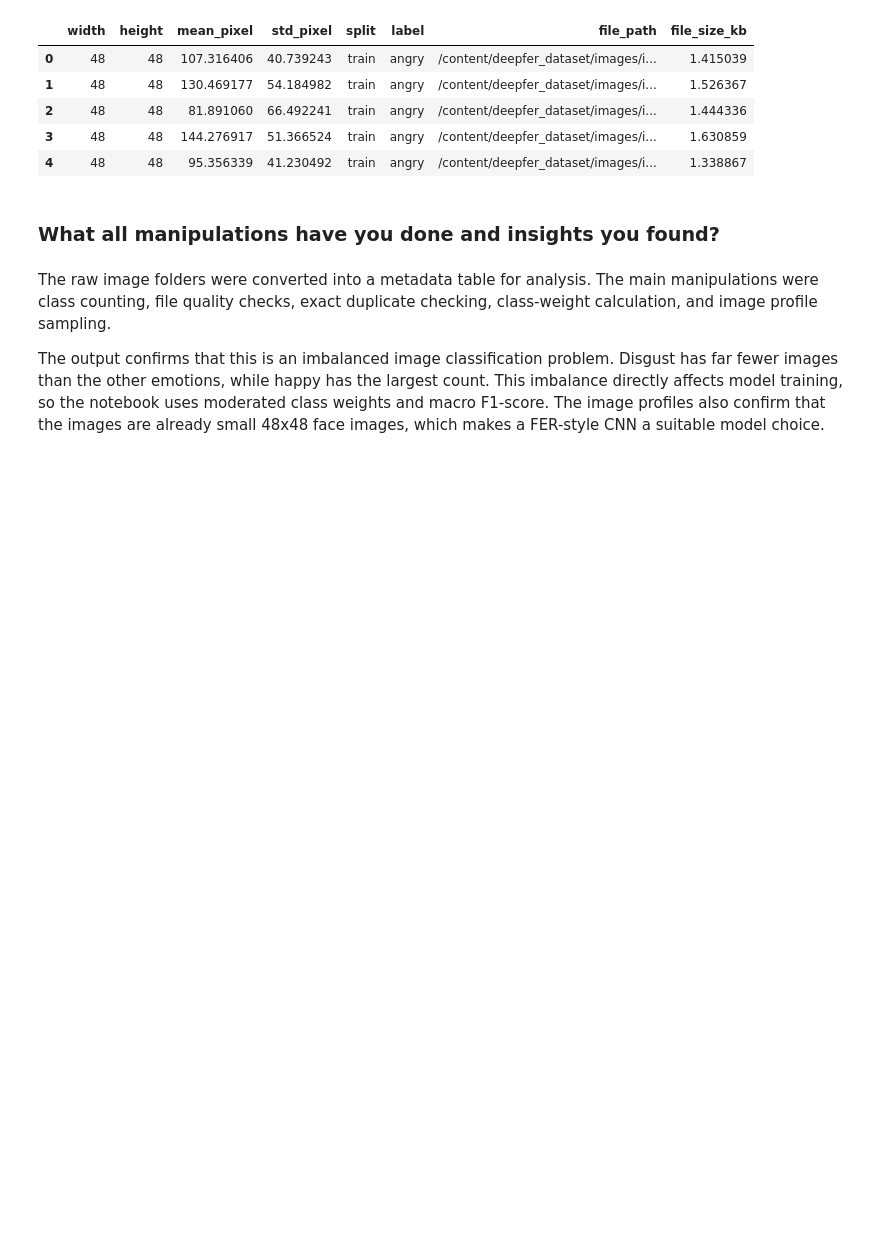
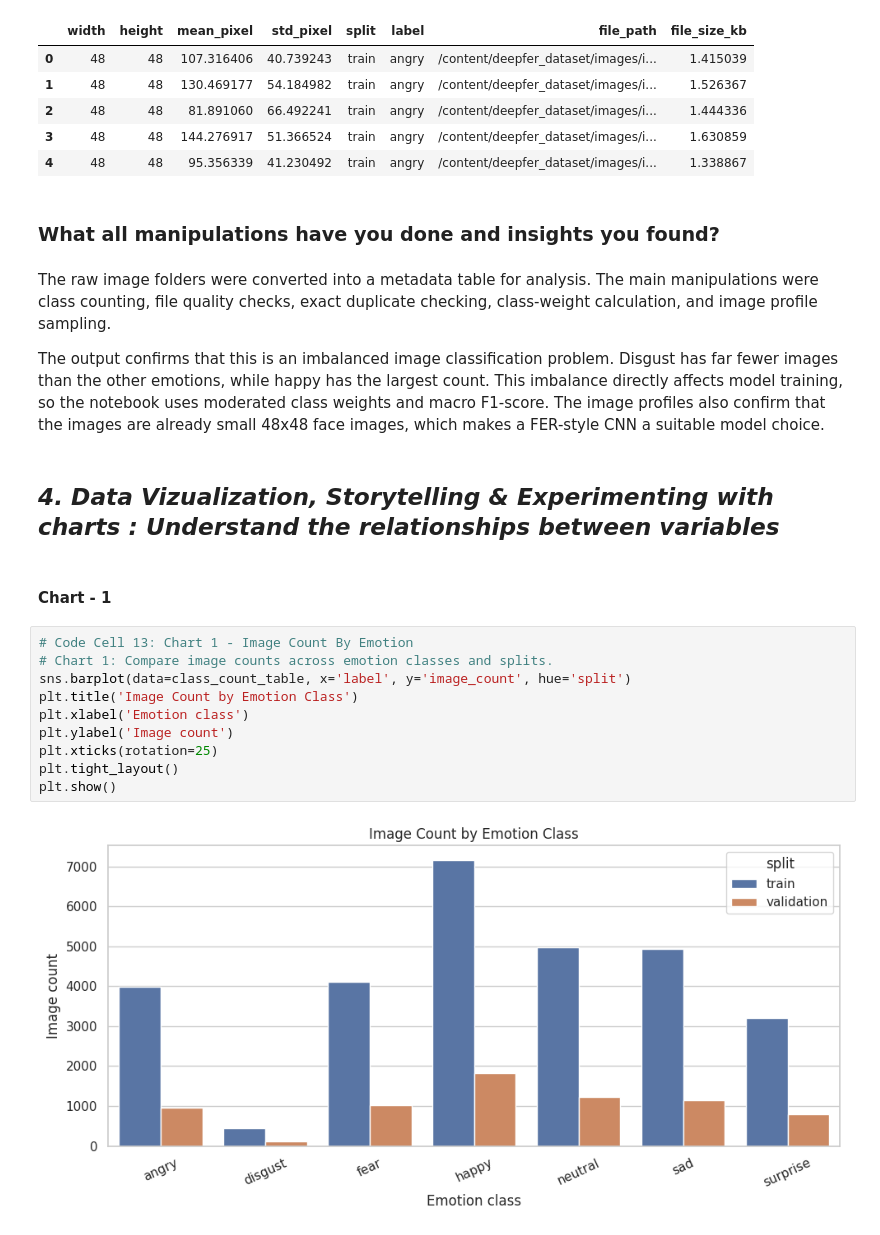
Before and after one commit to I-AM-PRASHANT-VERMA/Almabetter---DeepFER-Facial-Emotion-Recognition-Using-Deep-Learning, a Jupyter notebook: DeepFER_Facial_Emotion_Recognition.ipynb, the cells around one changed output. Saved outputs shown, nothing was run; the diff lists cells and outputs as text; blank space fills up the shorter version.

```diff
--- a/DeepFER_Facial_Emotion_Recognition.ipynb
+++ b/DeepFER_Facial_Emotion_Recognition.ipynb
@@ -552,3 +552,19 @@ Moderated class weights: {0: 1.0154436955806532, 1: 3.0, 2: 1.001739373748866, 3
 The raw image folders were converted into a metadata table for analysis. The main manipulations were class counting, file quality checks, exact duplicate checking, class-weight calculation, and image profile sampling.
 
 The output confirms that this is an imbalanced image classification problem. Disgust has far fewer images than the other emotions, while happy has the largest count. This imbalance directly affects model training, so the notebook uses moderated class weights and macro F1-score. The image profiles also confirm that the images are already small 48x48 face images, which makes a FER-style CNN a suitable model choice.
+# %% [markdown]
+## ***4. Data Vizualization, Storytelling & Experimenting with charts : Understand the relationships between variables***
+# %% [markdown]
+#### Chart - 1
+# %%
+# Code Cell 13: Chart 1 - Image Count By Emotion
+# Chart 1: Compare image counts across emotion classes and splits.
+sns.barplot(data=class_count_table, x='label', y='image_count', hue='split')
+plt.title('Image Count by Emotion Class')
+plt.xlabel('Emotion class')
+plt.ylabel('Image count')
+plt.xticks(rotation=25)
+plt.tight_layout()
+plt.show()
+# %% [output]
+[figure, added]
```
Also changed, not shown: parts of 144 cells of this notebook.
